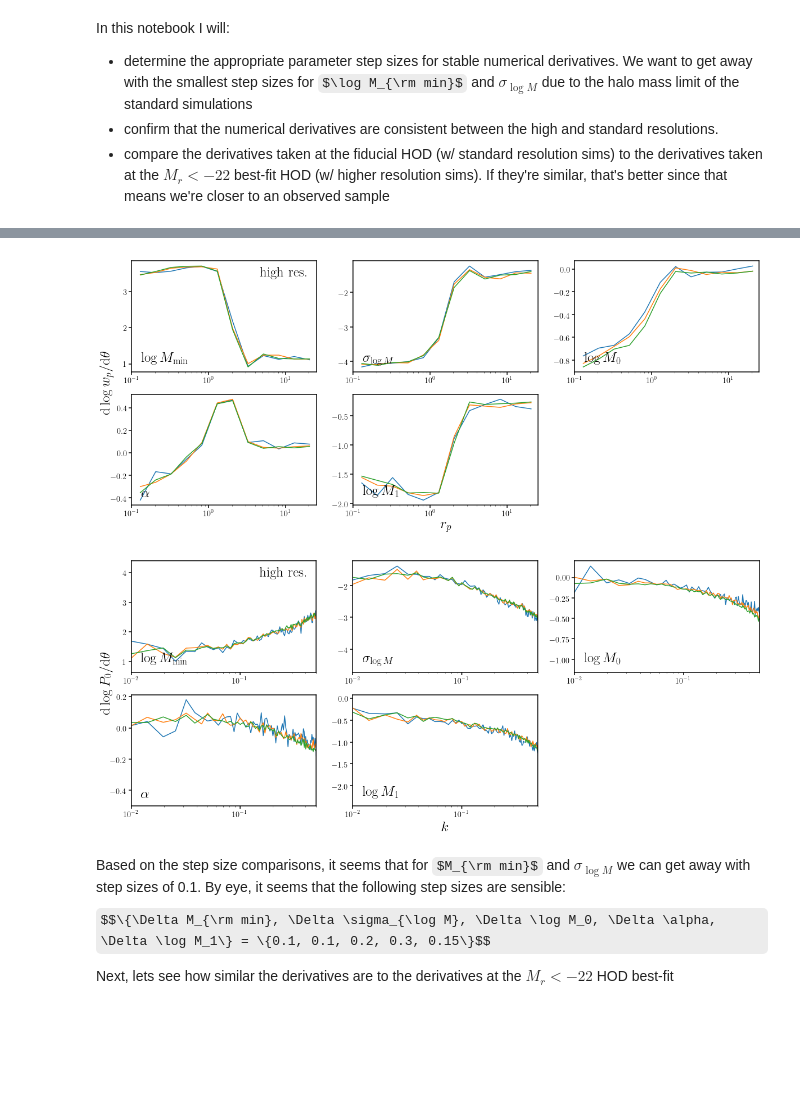
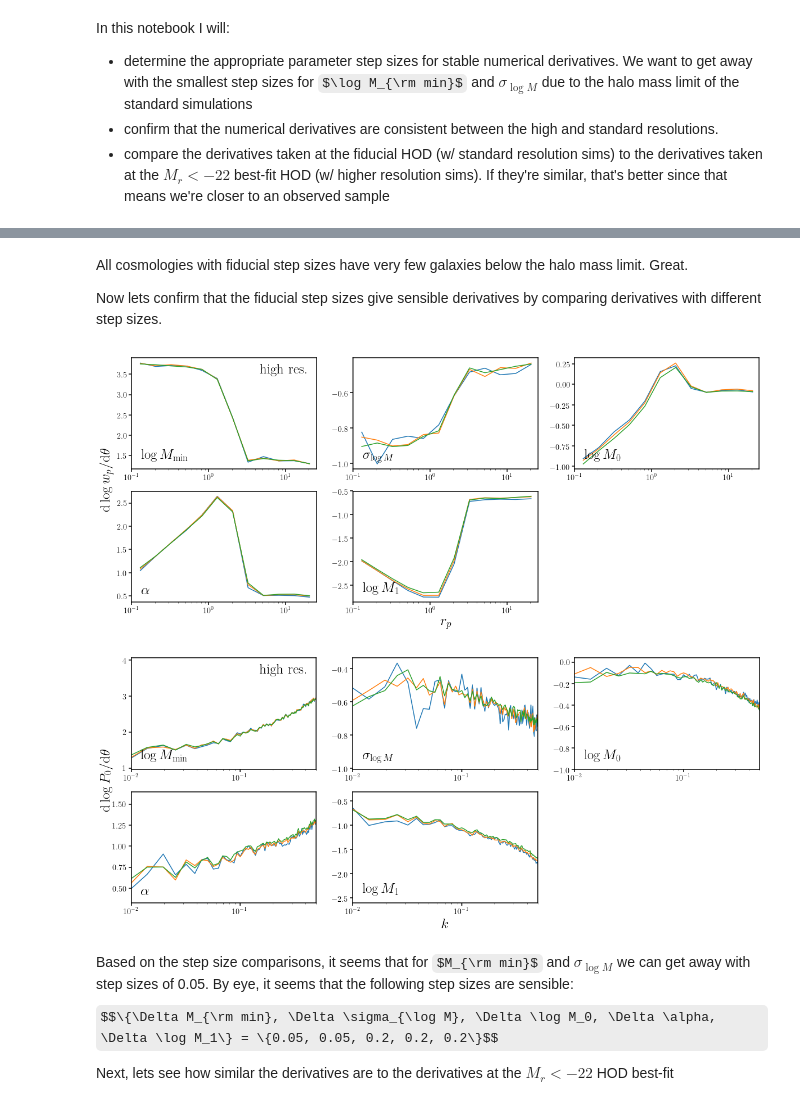
Before and after one commit to changhoonhahn/eMaNu, a Jupyter notebook: notebook/hod/hod_deriv.ipynb, the cells around one changed output, grey strips where cells are left out. Saved outputs shown, nothing was run; the diff lists cells and outputs as text; code cells hidden in the pictures; some formulas as TeX source; blank space fills up the shorter version.

Commit message:
notebooks to determine the fiducial HOD and the step sizes finally converged; pass onto Paco

```diff
--- a/notebook/hod/hod_deriv.ipynb
+++ b/notebook/hod/hod_deriv.ipynb
@@ -112,0 +155,22 @@ Lets calculate the derivatives using the higher resolution halo catalog to deter
+# %%
+logMbin = np.linspace(11., 16., 100) # logMh bins
+
+fig = plt.figure(figsize=(10,6))
+sub = fig.add_subplot(111)
+sub.plot(10**logMbin, Ngal_Mh(hod_fid, logMbin), c='k', label='fiducial')
+for i, dt in enumerate(dthetas_fid):
+    _hod = hod_fid.copy()
+    _hod[i] -= dt
+    sub.plot(10**logMbin, Ngal_Mh(_hod, logMbin), c='C%i' % i, label=theta_lbls[i])
+    _hod = hod_fid.copy()
+    _hod[i] += dt
+    sub.plot(10**logMbin, Ngal_Mh(_hod, logMbin), c='C%i' % i)
+Mh_min = 13.118305
+sub.plot([10**Mh_min, 10**Mh_min], [1e-3, 1e3], c='k', ls='--', label='$M_h$ limit')
+sub.legend(loc='upper left', fontsize=20)
+sub.set_xlabel('$M_h$', fontsize=25)
+sub.set_xscale('log')
+sub.set_xlim(1e11, 5e15)
+sub.set_ylabel(r'$<N_{\rm gal}>$', fontsize=25)
+sub.set_yscale('log')
+sub.set_ylim(1e-2, 5e1)
@@ -113,16 +238,20 @@ Lets calculate the derivatives using the higher resolution halo catalog to deter
+# %% [markdown]
+All cosmologies with fiducial step sizes have very few galaxies below the halo mass limit. Great.
+
+Now lets confirm that the fiducial step sizes give sensible derivatives by comparing derivatives with different step sizes.
 # %%
 fig = plt.figure(figsize=(20, 8))
 for i in range(5):
     if i == 0: # Mmin
-        dtt = [0.05, 0.1, 0.15]
+        dtt = [0.05, 0.07, 0.1]
     elif i == 1: # sigma_logM
-        dtt = [0.05, 0.1, 0.15]
+        dtt = [0.02, 0.05, 0.1]
     elif i == 2:
-        dtt = [0.1, 0.2, 0.3]
+        dtt = [0.1, 0.2, 0.3] # 0.2
     elif i == 3:
-        dtt = [0.1, 0.2, 0.3]
+        dtt = [0.1, 0.2, 0.3] # 0.2
     elif i == 4:
-        dtt = [0.05, 0.1, 0.15]
+        dtt = [0.1, 0.2, 0.3] # 0.2
 
     sub = fig.add_subplot(2,3,i+1)
     for _dtt in dtt:
@@ -140,41 +269,42 @@ bkgd.set_xlabel('$r_p$', fontsize=25)
 bkgd.set_ylabel(r'${\rm d} \log w_p/{\rm d} \theta$', fontsize=25)
 bkgd.tick_params(labelcolor='none', top=False, bottom=False, left=False, right=False)
 # %% [output]
-[figure, old version]
+[figure, new version]
 # %%
 fig = plt.figure(figsize=(20, 8))
 for i in range(5):
     if i == 0: # Mmin
-        dtt = [0.05, 0.1, 0.15]
+        dtt = [0.05, 0.07, 0.1]
     elif i == 1: # sigma_logM
-        dtt = [0.05, 0.1, 0.15]
+        dtt = [0.02, 0.05, 0.1]
     elif i == 2:
-        dtt = [0.1, 0.2, 0.3]
+        dtt = [0.1, 0.2, 0.3] # 0.2
     elif i == 3:
-        dtt = [0.1, 0.2, 0.3]
+        dtt = [0.1, 0.2, 0.3] # 0.2
     elif i == 4:
-        dtt = [0.05, 0.1, 0.15]
+        dtt = [0.1, 0.2, 0.3] # 0.2
 
     sub = fig.add_subplot(2,3,i+1)
     for _dtt in dtt:
         _dtheta = np.zeros(5)
         _dtheta[i] = _dtt
-        k, _dlogpks_hr = dpkdtheta(hod_fid, _dtheta, res='HR', rsd=True, log=True, nreal=10)
+        k, _dlogpks_hr = dpkdtheta(hod_fid, _dtheta, res='HR', rsd=True, log=True, nreal=5)
         sub.plot(k, _dlogpks_hr[i])
 
     sub.set_xscale('log')
     sub.set_xlim(1e-2, 0.5)
     if i == 0: sub.text(0.95, 0.95, 'high res.', ha='right', va='top', transform=sub.transAxes, fontsize=25)
     sub.text(0.05, 0.05, theta_lbls[i], ha='left', va='bottom', transform=sub.transAxes, fontsize=25)
 bkgd = fig.add_subplot(111, frameon=False)
 bkgd.set_xlabel('$k$', fontsize=25)
 bkgd.set_ylabel(r'${\rm d} \log P_0/{\rm d} \theta$', fontsize=25)
 bkgd.tick_params(labelcolor='none', top=False, bottom=False, left=False, right=False)
 # %% [output]
-[figure, old version]
+[figure, new version]
 # %% [markdown]
-Based on the step size comparisons, it seems that for $M_{\rm min}$ and $\sigma_{\log M}$ we can get away with step sizes of 0.1. By eye, it seems that the following step sizes are sensible:
-$$\{\Delta M_{\rm min}, \Delta \sigma_{\log M}, \Delta \log M_0, \Delta \alpha, \Delta \log M_1\} = \{0.1, 0.1, 0.2, 0.3, 0.15\}$$
+Based on the step size comparisons, it seems that for $M_{\rm min}$ and $\sigma_{\log M}$ we can get away with step sizes of 0.05. By eye, it seems that the following step sizes are sensible:
+$$\{\Delta M_{\rm min}, \Delta \sigma_{\log M}, \Delta \log M_0, \Delta \alpha, \Delta \log M_1\} = \{0.05, 0.05, 0.2, 0.2, 0.2\}$$
+
 
 Next, lets see how similar the derivatives are to the derivatives at the $M_r < -22$ HOD best-fit
 # %%
```
Also changed, not shown: parts of 13 cells of this notebook, 2 other files.
